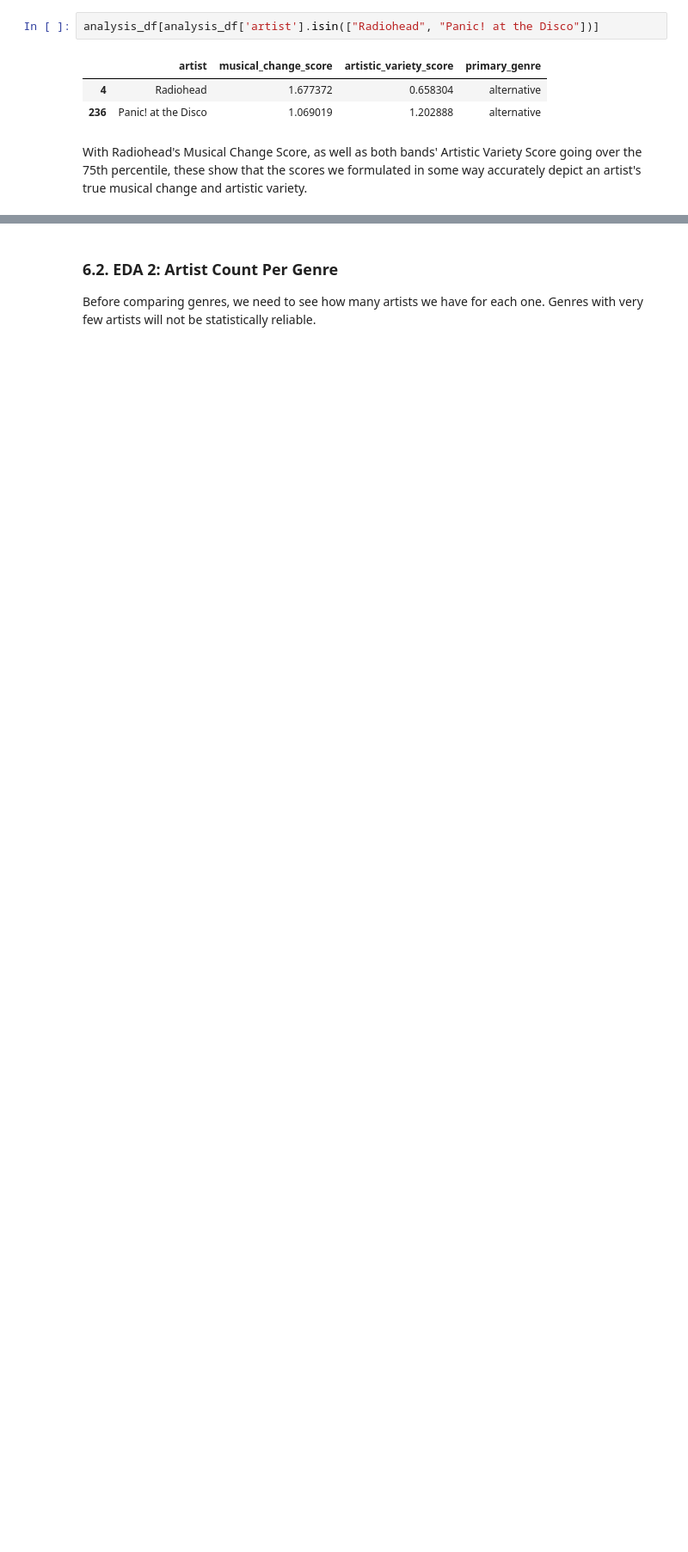
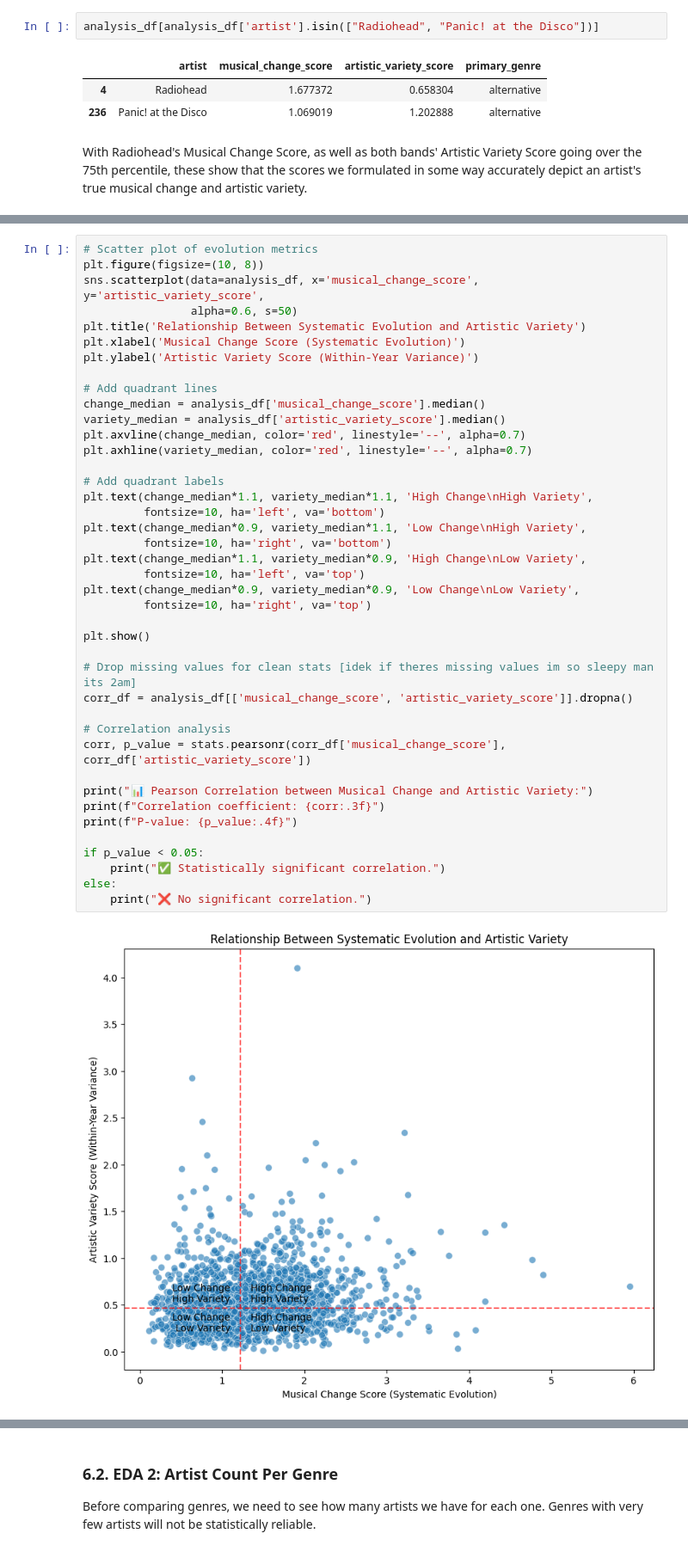
Before and after one commit to adg30/The-Sound-of-Change, a Jupyter notebook: main.ipynb, the cells around one changed output, grey strips where cells are left out. Shown at 86% size. Drawn from its saved outputs; the diff is of its cells as text; blank space fills up the shorter version.

```diff
--- a/main.ipynb
+++ b/main.ipynb
@@ -518,0 +553,43 @@ With Radiohead's Musical Change Score, as well as both bands' Artistic Variety S
+# %%
+# Scatter plot of evolution metrics
+plt.figure(figsize=(10, 8))
+sns.scatterplot(data=analysis_df, x='musical_change_score', y='artistic_variety_score',
+                alpha=0.6, s=50)
+plt.title('Relationship Between Systematic Evolution and Artistic Variety')
+plt.xlabel('Musical Change Score (Systematic Evolution)')
+plt.ylabel('Artistic Variety Score (Within-Year Variance)')
+
+# Add quadrant lines
+change_median = analysis_df['musical_change_score'].median()
+variety_median = analysis_df['artistic_variety_score'].median()
+plt.axvline(change_median, color='red', linestyle='--', alpha=0.7)
+plt.axhline(variety_median, color='red', linestyle='--', alpha=0.7)
+
+# Add quadrant labels
+plt.text(change_median*1.1, variety_median*1.1, 'High Change\nHigh Variety',
+         fontsize=10, ha='left', va='bottom')
+plt.text(change_median*0.9, variety_median*1.1, 'Low Change\nHigh Variety',
+         fontsize=10, ha='right', va='bottom')
+plt.text(change_median*1.1, variety_median*0.9, 'High Change\nLow Variety',
+         fontsize=10, ha='left', va='top')
+plt.text(change_median*0.9, variety_median*0.9, 'Low Change\nLow Variety',
+         fontsize=10, ha='right', va='top')
+
+plt.show()
+
+# Drop missing values for clean stats [idek if theres missing values im so sleepy man its 2am]
+corr_df = analysis_df[['musical_change_score', 'artistic_variety_score']].dropna()
+
+# Correlation analysis
+corr, p_value = stats.pearsonr(corr_df['musical_change_score'], corr_df['artistic_variety_score'])
+
+print("📊 Pearson Correlation between Musical Change and Artistic Variety:")
+print(f"Correlation coefficient: {corr:.3f}")
+print(f"P-value: {p_value:.4f}")
+
+if p_value < 0.05:
+    print("✅ Statistically significant correlation.")
+else:
+    print("❌ No significant correlation.")
+# %% [output]
+[figure, added]
```
Also changed, not shown: parts of 11 cells of this notebook.
